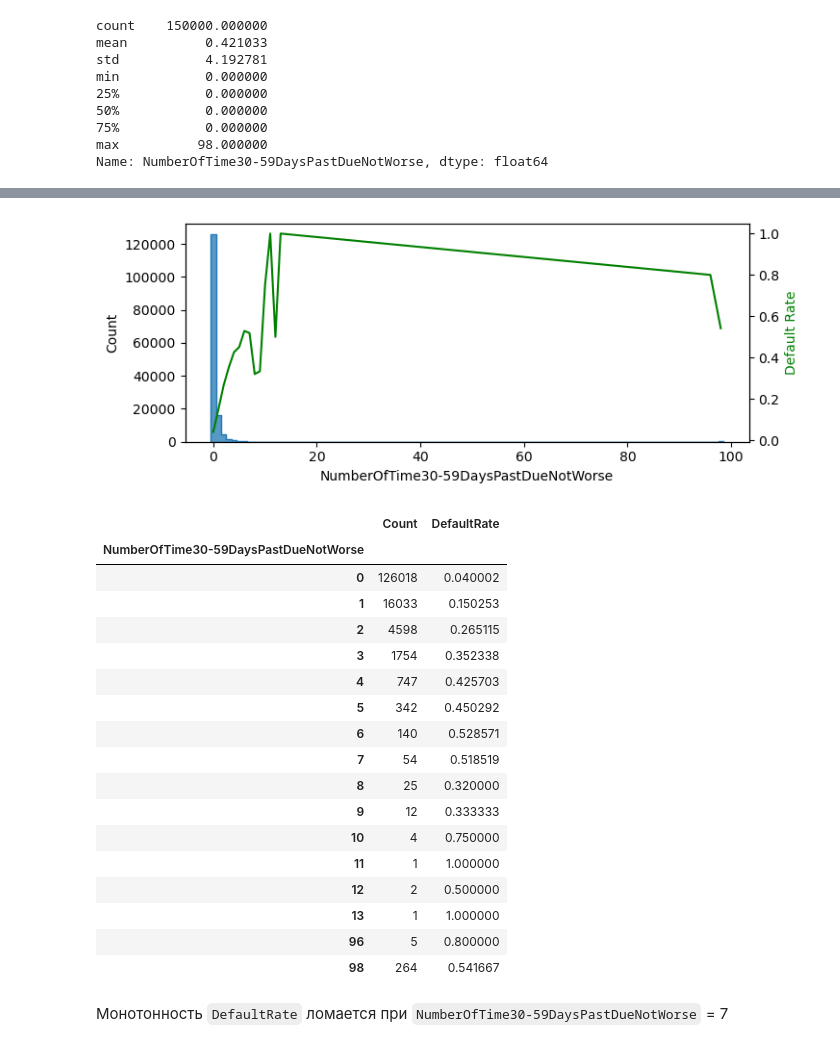
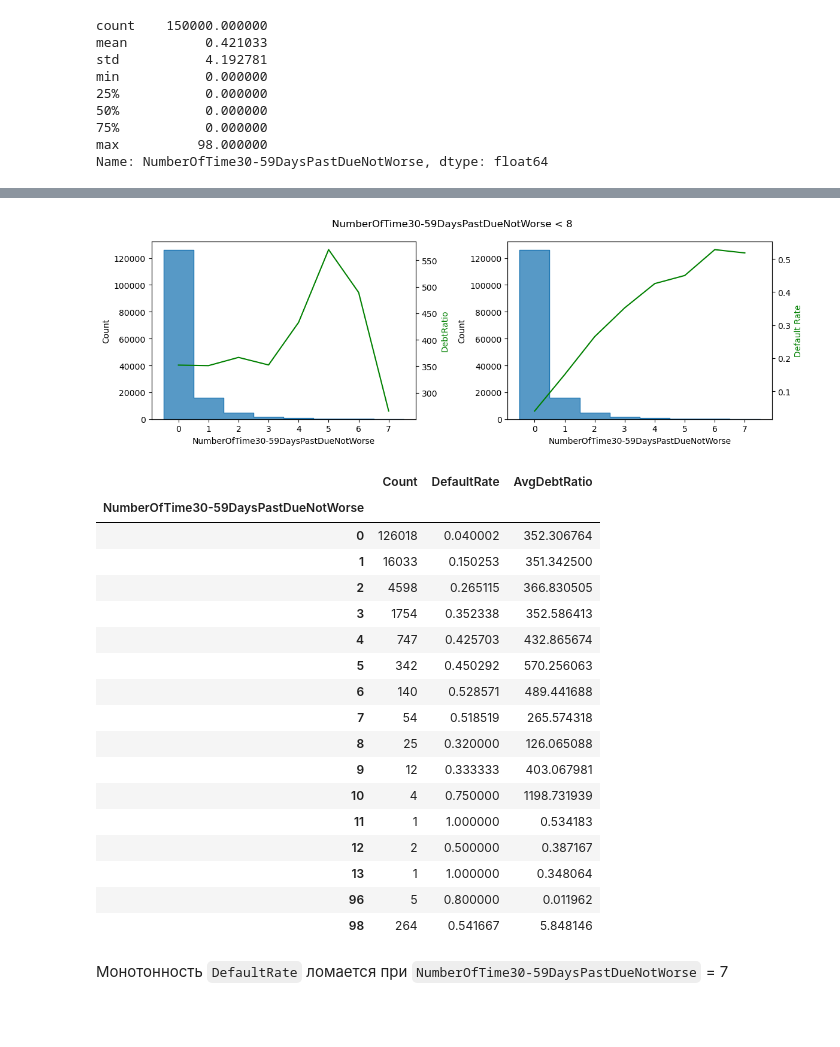
Before and after one commit to seajoyer/credit-scoring, a Jupyter notebook: notebooks/1.0-eda.ipynb, the cells around one changed output, grey strips where cells are left out. Drawn from its saved outputs; the diff is of its cells as text; code cells hidden in the pictures; blank space fills up the shorter version.

```diff
--- a/notebooks/1.0-eda.ipynb
+++ b/notebooks/1.0-eda.ipynb
@@ -910,42 +928,51 @@ Name: NumberOfTime30-59DaysPastDueNotWorse, dtype: float64
 # %%
 default_rate = train.groupby('NumberOfTime30-59DaysPastDueNotWorse').SeriousDlqin2yrs.mean()
+debt_ratio   = train.groupby('NumberOfTime30-59DaysPastDueNotWorse').DebtRatio.mean()
 
-fig, ax1 = plt.subplots(figsize=(7.5,3))
+fig, axs = plt.subplots(1, 2, figsize=(12, 4))
 
-sns.histplot(data=train, x='NumberOfTime30-59DaysPastDueNotWorse', element='step', discrete=True, ax=ax1);
-ax2 = ax1.twinx()
-sns.lineplot(data=default_rate, color='green', ax=ax2);
+threshold = 8
+
+sns.histplot(data=train.loc[train['NumberOfTime30-59DaysPastDueNotWorse'].lt(threshold)], x='NumberOfTime30-59DaysPastDueNotWorse', element='step', discrete=True, ax=axs[0]);
+ax2 = axs[0].twinx()
+sns.lineplot(data=debt_ratio.iloc[:threshold], color='green', ax=ax2);
+ax2.yaxis.label.set_color('green')
+
+sns.histplot(data=train.loc[train['NumberOfTime30-59DaysPastDueNotWorse'].lt(threshold)], x='NumberOfTime30-59DaysPastDueNotWorse', element='step', discrete=True, ax=axs[1]);
+ax2 = axs[1].twinx()
+sns.lineplot(data=default_rate.iloc[:threshold], color='green', ax=ax2);
 ax2.yaxis.label.set_color('green')
 ax2.set_ylabel('Default Rate')
 
+fig.suptitle(f'NumberOfTime30-59DaysPastDueNotWorse < {threshold}')
 plt.tight_layout()
 # %% [output]
-[figure, old version]
+[figure, new version]
 # %%
 counts = train.groupby('NumberOfTime30-59DaysPastDueNotWorse').size()
 
-stats = pd.concat([counts, default_rate], axis=1)
-stats.columns = ['Count', 'DefaultRate']
+stats = pd.concat([counts, default_rate, debt_ratio], axis=1)
+stats.columns = ['Count', 'DefaultRate', 'AvgDebtRatio']
 stats
 # %% [output]
-|  | Count | DefaultRate |
-| NumberOfTime30-59DaysPastDueNotWorse |  |  |
-| 0 | 126018 | 0.040002 |
-| 1 | 16033 | 0.150253 |
-| 2 | 4598 | 0.265115 |
-| 3 | 1754 | 0.352338 |
-| 4 | 747 | 0.425703 |
-| 5 | 342 | 0.450292 |
-| 6 | 140 | 0.528571 |
-| 7 | 54 | 0.518519 |
-| 8 | 25 | 0.320000 |
-| 9 | 12 | 0.333333 |
-| 10 | 4 | 0.750000 |
-| 11 | 1 | 1.000000 |
-| 12 | 2 | 0.500000 |
-| 13 | 1 | 1.000000 |
-| 96 | 5 | 0.800000 |
-| 98 | 264 | 0.541667 |
+|  | Count | DefaultRate | AvgDebtRatio |
+| NumberOfTime30-59DaysPastDueNotWorse |  |  |  |
+| 0 | 126018 | 0.040002 | 352.306764 |
+| 1 | 16033 | 0.150253 | 351.342500 |
+| 2 | 4598 | 0.265115 | 366.830505 |
+| 3 | 1754 | 0.352338 | 352.586413 |
+| 4 | 747 | 0.425703 | 432.865674 |
+| 5 | 342 | 0.450292 | 570.256063 |
+| 6 | 140 | 0.528571 | 489.441688 |
+| 7 | 54 | 0.518519 | 265.574318 |
+| 8 | 25 | 0.320000 | 126.065088 |
+| 9 | 12 | 0.333333 | 403.067981 |
+| 10 | 4 | 0.750000 | 1198.731939 |
+| 11 | 1 | 1.000000 | 0.534183 |
+| 12 | 2 | 0.500000 | 0.387167 |
+| 13 | 1 | 1.000000 | 0.348064 |
+| 96 | 5 | 0.800000 | 0.011962 |
+| 98 | 264 | 0.541667 | 5.848146 |
 # %% [markdown]
 Монотонность `DefaultRate` ломается при `NumberOfTime30-59DaysPastDueNotWorse` = 7
 # %%
```
Also changed, not shown: parts of 15 cells of this notebook, 1 other file.
